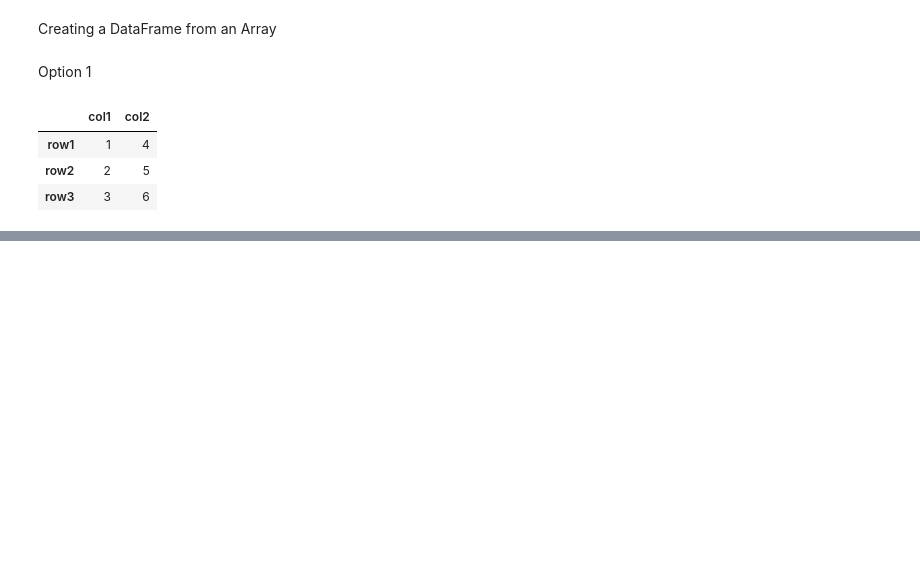
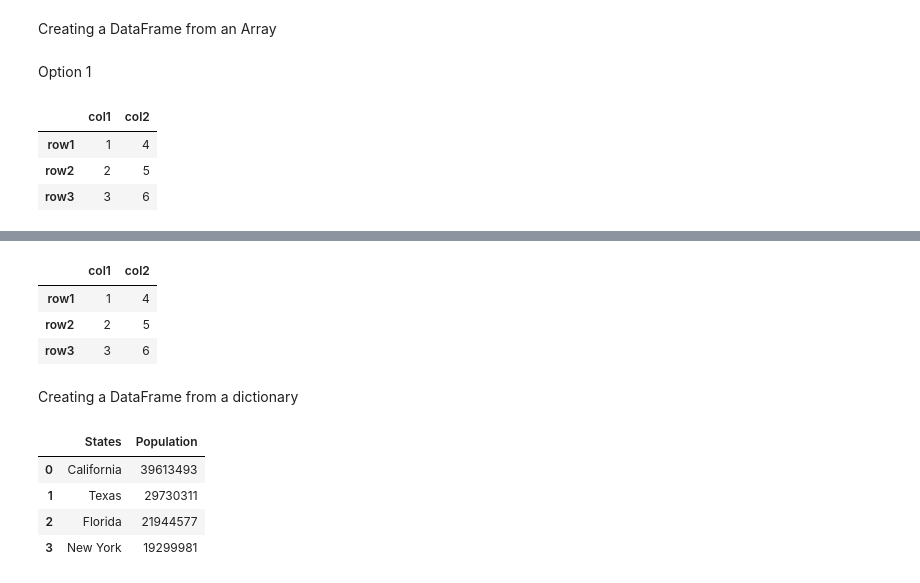
Before and after one commit to MannyMotion/Data_Science---Project, a Jupyter notebook: Data_Science - Project.ipynb, the cells around one changed output, grey strips where cells are left out. Drawn from its saved outputs; the diff is of its cells as text; code cells hidden in the pictures; blank space fills up the shorter version.

```diff
--- a/Data_Science - Project.ipynb
+++ b/Data_Science - Project.ipynb
@@ -380,0 +395,28 @@ df
+# %%
+#showing the dataframe
+df
+# %% [output]
+|  | col1 | col2 |
+| row1 | 1 | 4 |
+| row2 | 2 | 5 |
+| row3 | 3 | 6 |
+# %% [markdown]
+Creating a DataFrame from a dictionary
+# %%
+#lists used for this example
+states = ['California', 'Texas', 'Florida', 'New York']
+population = [39613493, 29730311, 21944577, 19299981]
+# %%
+#Storing list within a dictionary
+dict_states = {'States':states, 'Population': population}
+# %%
+df_population = pd.DataFrame(dict_states)
+# %%
+#Showing the DF
+df_population
+# %% [output]
+|  | States | Population |
+| 0 | California | 39613493 |
+| 1 | Texas | 29730311 |
+| 2 | Florida | 21944577 |
+| 3 | New York | 19299981 |
```
Also changed, not shown: parts of 7 cells of this notebook.
